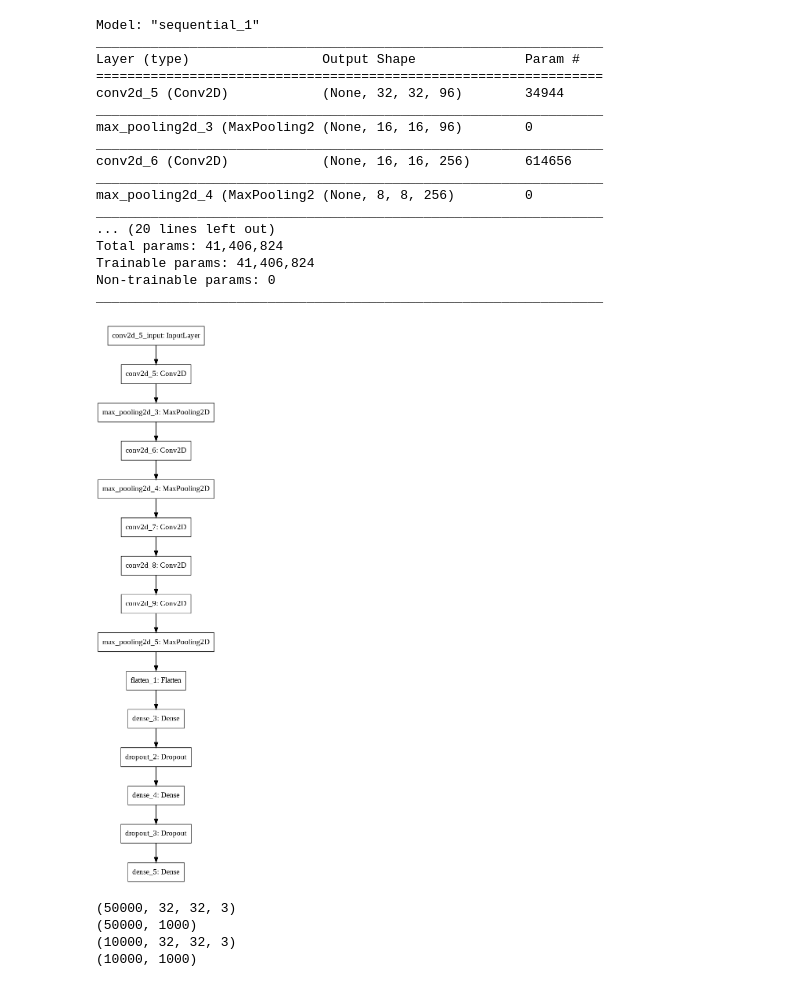
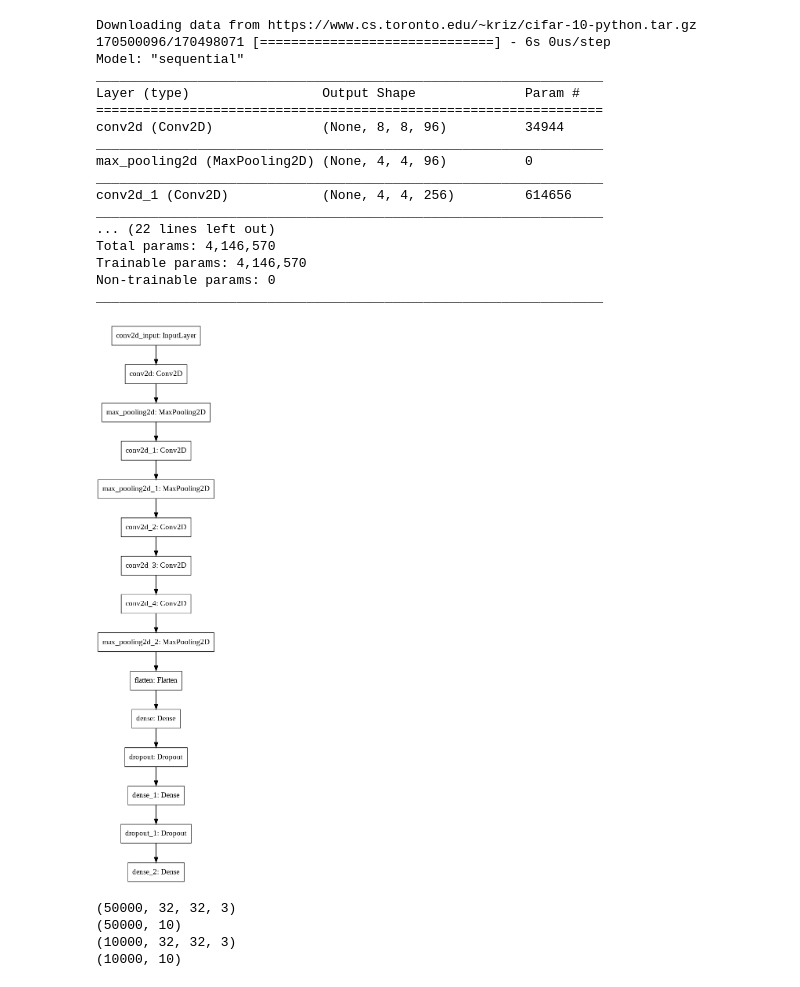
Before and after one commit to Howeng98/keras_vgg16, a Jupyter notebook: Cifar10.ipynb, the cells around one changed output. Drawn from its saved outputs; the diff is of its cells as text; code cells hidden in the pictures.

```diff
--- a/Cifar10.ipynb
+++ b/Cifar10.ipynb
@@ -36,53 +36,54 @@ device_lib.list_local_devices()
 x_train = x_train.astype('float32')/255.0
 x_test = x_test.astype('float32')/255.0
 
-y_train = np_utils.to_categorical(y_train,1000)
-y_test = np_utils.to_categorical(y_test,1000)
+
+y_train = np_utils.to_categorical(y_train,10)
+y_test = np_utils.to_categorical(y_test,10)
 
 # Variables
 batch_size = 64
 num_classes = 10
 epochs = 10
 
 
 # my model
 model = keras.Sequential()
-model.add(keras.layers.Conv2D(96,  kernel_size=(11,11),strides=(1,1), activation='relu',input_shape=(32,32,3),padding='same'))
+model.add(keras.layers.Conv2D(96,  kernel_size=(11,11),strides=(4,4), activation='relu',input_shape=(32,32,3),padding='same'))
 model.add(keras.layers.MaxPooling2D(pool_size=(2,2)))
 model.add(keras.layers.Conv2D(256, kernel_size=(5,5),strides=(1,1), activation='relu',input_shape=(32,32,3),padding='same'))
 model.add(keras.layers.MaxPooling2D(pool_size=(2,2)))
 model.add(keras.layers.Conv2D(384, kernel_size=(3,3),strides=(1,1), activation='relu',input_shape=(32,32,3),padding='same'))
 model.add(keras.layers.Conv2D(384, kernel_size=(3,3),strides=(1,1), activation='relu',input_shape=(32,32,3),padding='same'))
 model.add(keras.layers.Conv2D(256, kernel_size=(3,3),strides=(1,1), activation='relu',input_shape=(32,32,3),padding='same'))
 model.add(keras.layers.MaxPooling2D(pool_size=(2,2)))
 model.add(keras.layers.Flatten())
-model.add(keras.layers.Dense(4096, activation='relu'))
+model.add(keras.layers.Dense(512, activation='relu'))
 model.add(keras.layers.Dropout(0.5))
-model.add(keras.layers.Dense(4096, activation='relu'))
+model.add(keras.layers.Dense(512, activation='relu'))
 model.add(keras.layers.Dropout(0.5))
-model.add(keras.layers.Dense(1000, activation='softmax'))
+model.add(keras.layers.Dense(10, activation='softmax'))
 
 model.summary()
 plot_model(model, to_file='model.png')
 # %% [output]
-Model: "sequential_1"
+Downloading data from https://www.cs.toronto.edu/~kriz/cifar-10-python.tar.gz
+170500096/170498071 [==============================] - 6s 0us/step
+Model: "sequential"
 _________________________________________________________________
 Layer (type)                 Output Shape              Param #
 =================================================================
-conv2d_5 (Conv2D)            (None, 32, 32, 96)        34944
+conv2d (Conv2D)              (None, 8, 8, 96)          34944
 _________________________________________________________________
-max_pooling2d_3 (MaxPooling2 (None, 16, 16, 96)        0
+max_pooling2d (MaxPooling2D) (None, 4, 4, 96)          0
 _________________________________________________________________
-conv2d_6 (Conv2D)            (None, 16, 16, 256)       614656
+conv2d_1 (Conv2D)            (None, 4, 4, 256)         614656
 _________________________________________________________________
-max_pooling2d_4 (MaxPooling2 (None, 8, 8, 256)         0
-_________________________________________________________________
-... (20 lines left out)
-Total params: 41,406,824
-Trainable params: 41,406,824
+... (22 lines left out)
+Total params: 4,146,570
+Trainable params: 4,146,570
 Non-trainable params: 0
 _________________________________________________________________
-[figure, old version]
+[figure, new version]
 # %%
 print(x_train.shape)
 print(y_train.shape)
@@ -90,9 +91,9 @@ print(x_test.shape)
 print(y_test.shape)
 # %% [output]
 (50000, 32, 32, 3)
-(50000, 1000)
+(50000, 10)
 (10000, 32, 32, 3)
-(10000, 1000)
+(10000, 10)
 # %%
 model.compile(loss='categorical_crossentropy', metrics=['accuracy'], optimizer='adam')
 history = model.fit(x_train,y_train, batch_size=batch_size, epochs=epochs, verbose=1, validation_data=(x_test,y_test))
```
Also changed, not shown: parts of 4 cells of this notebook, 1 other file.
